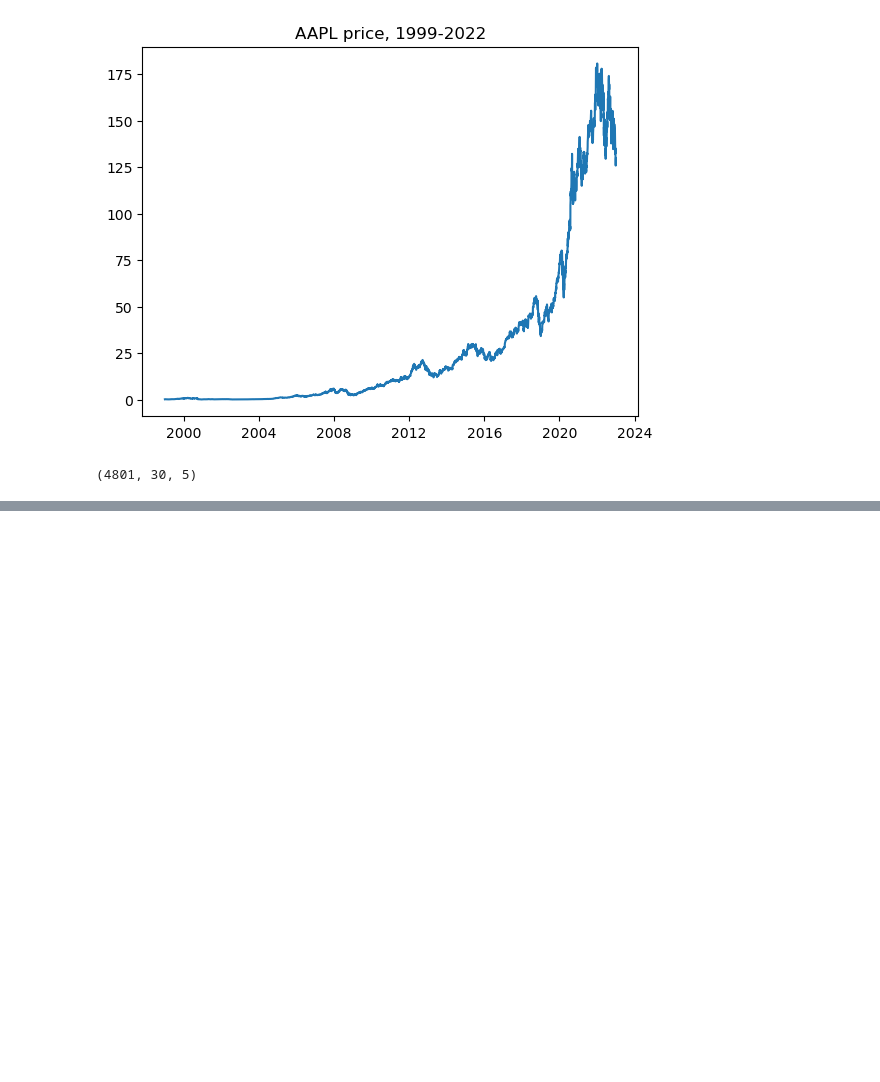
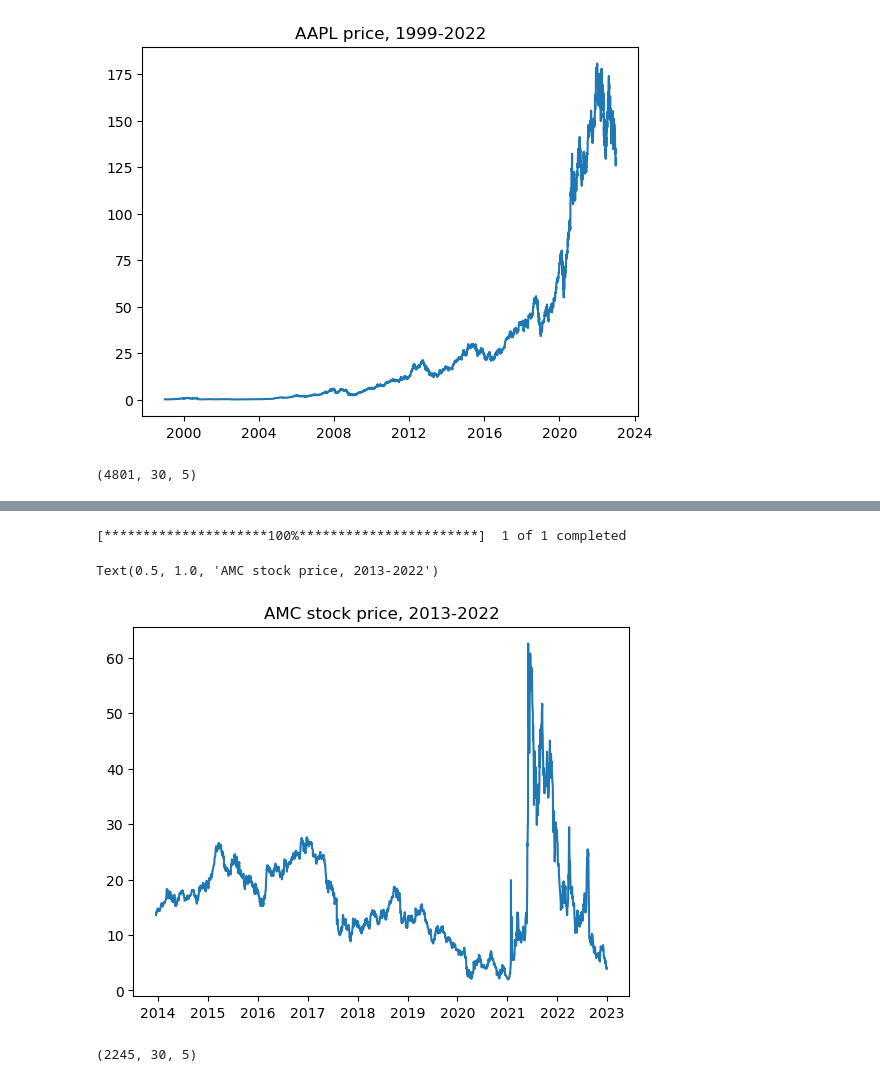
Before and after one commit to mscarpati/NUFT-strategy-dev, a Jupyter notebook: Stock.ipynb, the cells around one changed output, grey strips where cells are left out. Saved outputs shown, nothing was run; the diff lists cells and outputs as text; code cells hidden in the pictures; blank space fills up the shorter version.

```diff
--- a/Stock.ipynb
+++ b/Stock.ipynb
@@ -131,0 +159,17 @@ plt.show()
+# %%
+# Try on really volatile stock...ex. AMC
+AMC = yfin.download('AMC', start='2013-12-18', end='2022-12-31')
+plt.plot(AMC.index, AMC['Adj Close'])
+plt.title("AMC stock price, 2013-2022")
+# %% [output]
+[*********************100%***********************]  1 of 1 completed
+Text(0.5, 1.0, 'AMC stock price, 2013-2022')
+[figure, added]
+# %%
+amcData = np.reshape(AMC[cols], (len(AMC[cols]), -1))
+scaled_amc = scaler.fit_transform(amcData)
+
+amcInTest, amcOutTest = create_data(scaled_amc, 30)
+amcInTest.shape
+# %% [output]
+(2245, 30, 5)
```
Also changed, not shown: parts of 12 cells of this notebook.
